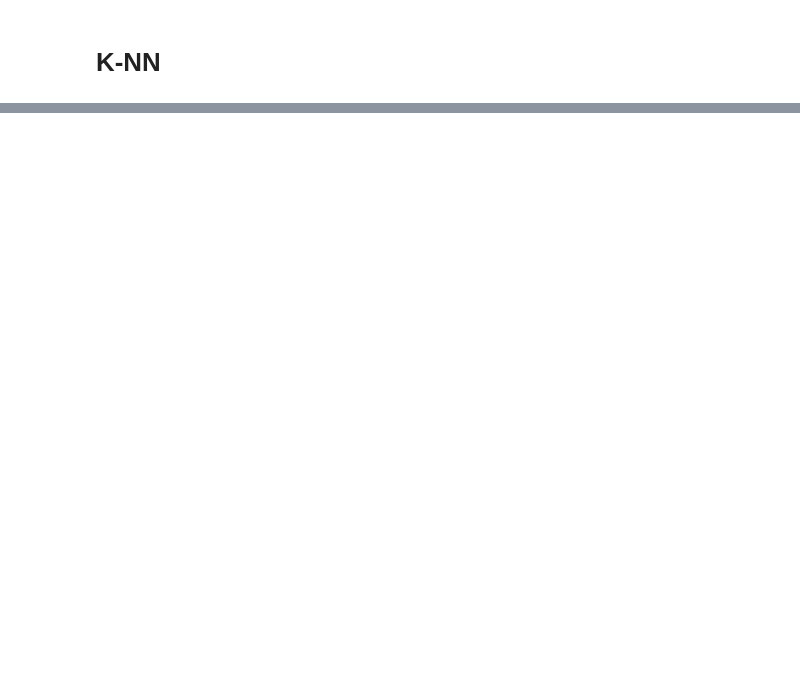
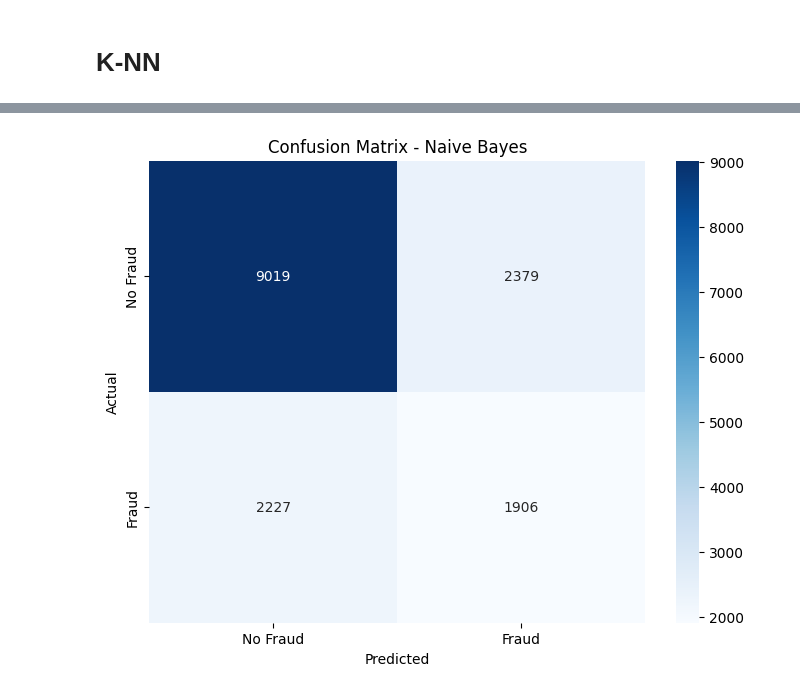
Before and after one commit to yeisondelatorre/parcial_ML, a Jupyter notebook: _sources/notebooks.ipynb, the cells around one changed output, grey strips where cells are left out. Cells and saved outputs as stored; diff of their text form; code cells hidden in the pictures; blank space fills up the shorter version.

```diff
--- a/_sources/notebooks.ipynb
+++ b/_sources/notebooks.ipynb
@@ -90,0 +290,82 @@ with your book. For more information about this, see [the Jupyter Book documenta
+# %%
+from sklearn.naive_bayes import GaussianNB
+from skopt import BayesSearchCV
+from sklearn.model_selection import StratifiedKFold
+from sklearn.metrics import precision_score, recall_score, f1_score, roc_auc_score, confusion_matrix, roc_curve
+import matplotlib.pyplot as plt
+import seaborn as sns
+import pandas as pd
+
+# Paso 1: Modelo base
+nb_model = GaussianNB()
+
+# Paso 2: (opcional) Espacio de búsqueda para el parámetro var_smoothing
+param_space_nb = {
+    'var_smoothing': (1e-11, 1e-7, 'log-uniform')  # Pequeña cantidad agregada a la varianza
+}
+
+# Paso 3: Validación cruzada estratificada
+cv = StratifiedKFold(n_splits=5)
+
+# Paso 4: Búsqueda bayesiana
+bayes_search_nb = BayesSearchCV(
+    estimator=nb_model,
+    search_spaces=param_space_nb,
+    scoring='roc_auc',
+    n_iter=20,
+    cv=cv,
+    n_jobs=-1,
+    verbose=3,
+    random_state=42
+)
+
+# Paso 5: Entrenamiento
+bayes_search_nb.fit(X_train, y_train)
+
+# Paso 6: Evaluación
+best_nb_model = bayes_search_nb.best_estimator_
+y_pred_nb = best_nb_model.predict(X_test)
+y_prob_nb = best_nb_model.predict_proba(X_test)[:, 1]
+
+# Métricas
+precision_nb = precision_score(y_test, y_pred_nb)
+recall_nb = recall_score(y_test, y_pred_nb)
+f1_nb = f1_score(y_test, y_pred_nb)
+roc_auc_nb = roc_auc_score(y_test, y_prob_nb)
+
+print(f"Precision: {precision_nb:.4f}")
+print(f"Recall: {recall_nb:.4f}")
+print(f"F1 Score: {f1_nb:.4f}")
+print(f"AUC: {roc_auc_nb:.4f}")
+
+# Matriz de confusión
+cm_nb = confusion_matrix(y_test, y_pred_nb)
+plt.figure(figsize=(8, 6))
+sns.heatmap(cm_nb, annot=True, fmt='d', cmap='Blues', xticklabels=['No Fraud', 'Fraud'], yticklabels=['No Fraud', 'Fraud'])
+plt.title('Confusion Matrix - Naive Bayes')
+plt.ylabel('Actual')
+plt.xlabel('Predicted')
+plt.show()
+
+# Curva ROC
+fpr_nb, tpr_nb, _ = roc_curve(y_test, y_prob_nb)
+plt.figure(figsize=(8, 6))
+plt.plot(fpr_nb, tpr_nb, label=f'ROC curve (AUC = {roc_auc_nb:.4f})')
+plt.plot([0, 1], [0, 1], 'k--')
+plt.xlabel('False Positive Rate')
+plt.ylabel('True Positive Rate')
+plt.title('ROC Curve - Naive Bayes')
+plt.legend(loc='lower right')
+plt.show()
+
+# Tabla de resultados
+results_nb = pd.DataFrame({
+    'Model': ['Naive Bayes'],
+    'Precision': [precision_nb],
+    'Recall': [recall_nb],
+    'F1 Score': [f1_nb],
+    'AUC': [roc_auc_nb]
+})
+
+print(results_nb)
+# %% [output]
@@ -90,0 +389 @@ with your book. For more information about this, see [the Jupyter Book documenta
+[figure, added]
```
Also changed, not shown: parts of 32 cells of this notebook, 24 other files.
